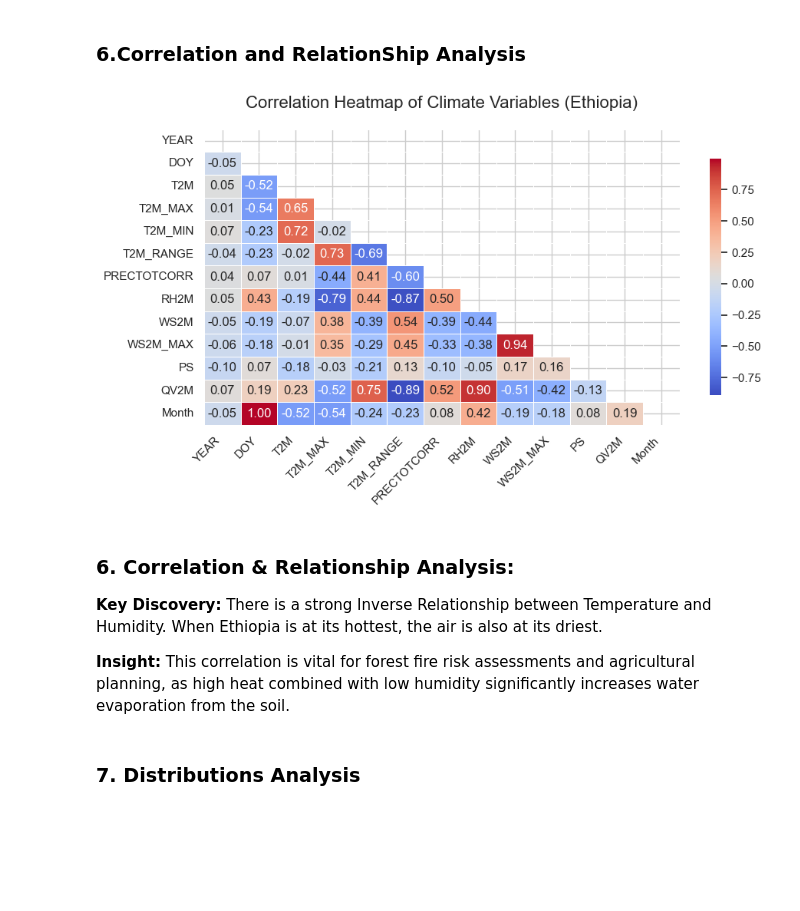
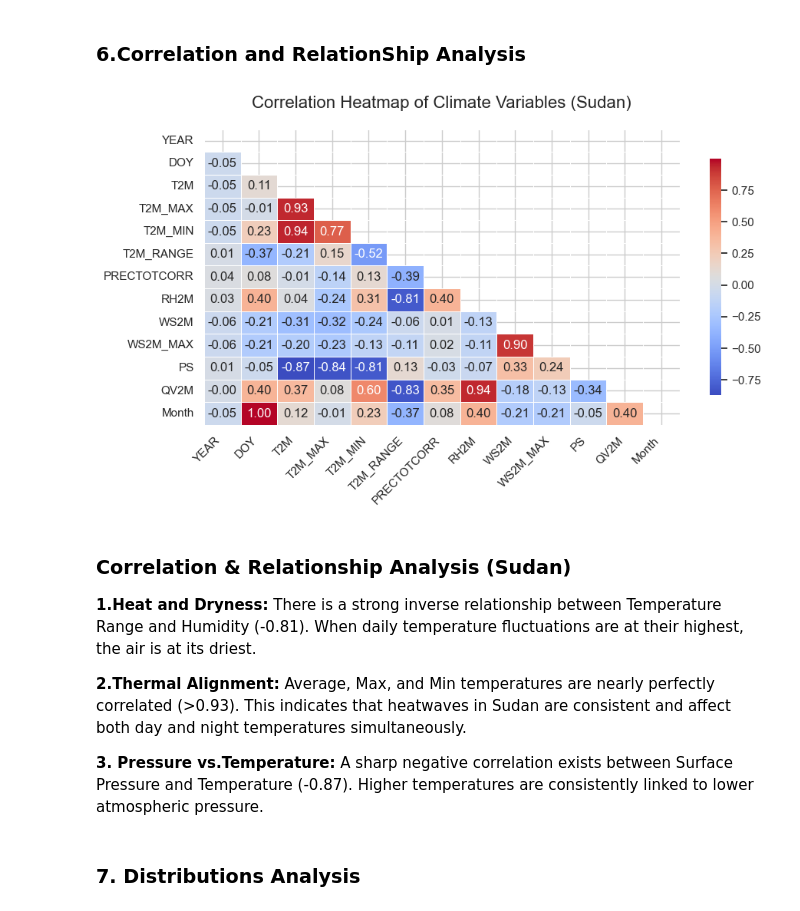
Before and after one commit to SimretAbebe/climate-challenge-week0, a Jupyter notebook: notebooks/sudan_eda.ipynb, the cells around one changed output. Drawn from its saved outputs; the diff is of its cells as text; code cells hidden in the pictures; blank space fills up the shorter version.

Commit message:
docs: add correlation analysis and feature relationship interpretation for Sudan

```diff
--- a/notebooks/sudan_eda.ipynb
+++ b/notebooks/sudan_eda.ipynb
@@ -339,30 +339,33 @@ plt.show()
 # %%
 # I use df_cleaned to ensure we're analyzing the most accurate values
 numeric_df = df_cleaned.select_dtypes(include=[np.number])
 corr_matrix = numeric_df.corr()
 
 mask = np.triu(np.ones_like(corr_matrix, dtype=bool))
 
 # Plotting the Heatmap
 plt.figure(figsize=(10, 5))
 sns.heatmap(corr_matrix,
             mask=mask,
             annot=True,
             cmap='coolwarm',
             fmt=".2f",
             linewidths=0.5,
             cbar_kws={"shrink": .8})
 
-plt.title('Correlation Heatmap of Climate Variables (Ethiopia)', fontsize=16, pad=20)
+plt.title('Correlation Heatmap of Climate Variables (Sudan)', fontsize=16, pad=20)
 plt.xticks(rotation=45, ha='right')
 plt.show()
 # %% [output]
-[figure, old version]
+[figure, new version]
 # %% [markdown]
-### 6. Correlation & Relationship Analysis:
-**Key Discovery:** There is a strong Inverse Relationship between Temperature and Humidity. When Ethiopia is at its hottest, the air is also at its driest.
+### Correlation & Relationship Analysis (Sudan)
 
-**Insight:** This correlation is vital for forest fire risk assessments and agricultural planning, as high heat combined with low humidity significantly increases water evaporation from the soil.
+**1.Heat and Dryness:** There is a strong inverse relationship between Temperature Range and Humidity (-0.81). When daily temperature fluctuations are at their highest, the air is at its driest.
+
+**2.Thermal Alignment:** Average, Max, and Min temperatures are nearly perfectly correlated (>0.93). This indicates that heatwaves in Sudan are consistent and affect both day and night temperatures simultaneously.
+
+**3. Pressure vs.Temperature:** A sharp negative correlation exists between Surface Pressure and Temperature (-0.87). Higher temperatures are consistently linked to lower atmospheric pressure.
 # %% [markdown]
 ### 7. Distributions Analysis
 # %%
```
